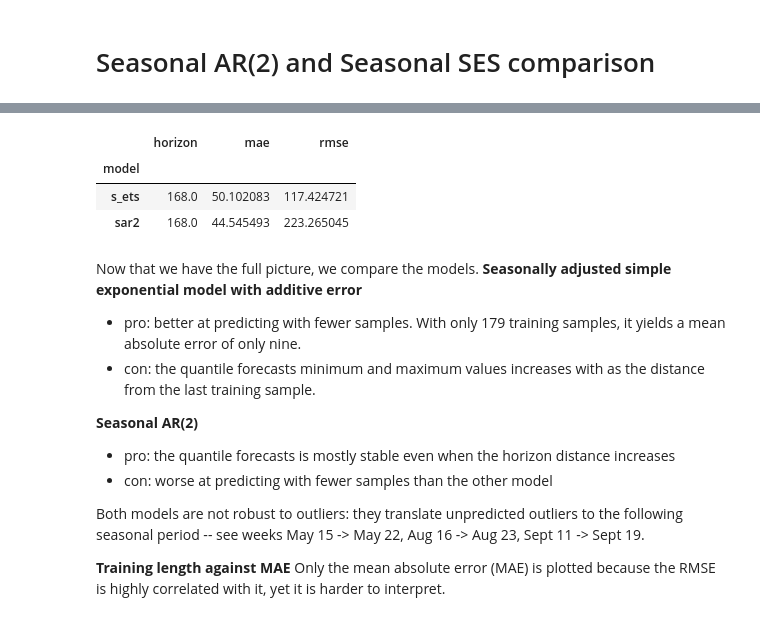
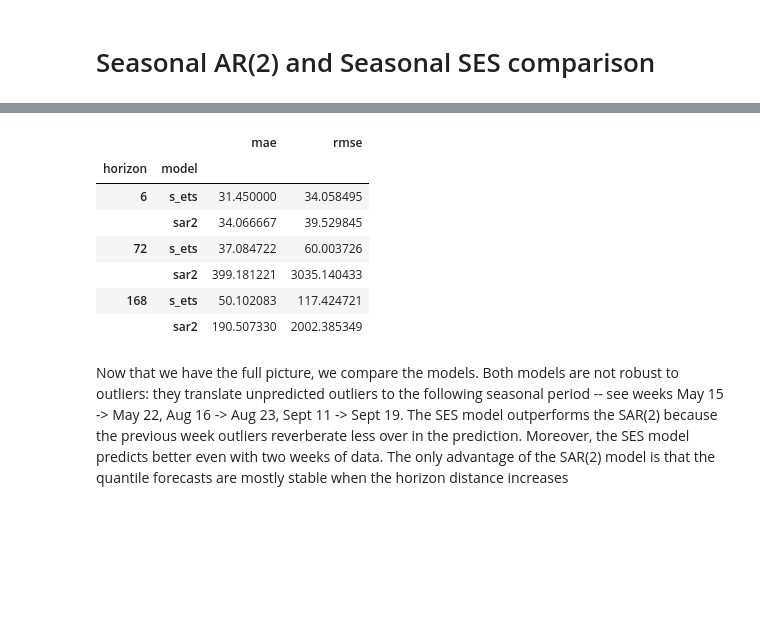
Before and after one commit to Yourne/garage-demand-forecasts, a Jupyter notebook: demand-modeling.ipynb, the cells around one changed output, grey strips where cells are left out. Cells and saved outputs as stored; diff of their text form; code cells hidden in the pictures; blank space fills up the shorter version.

```diff
--- a/demand-modeling.ipynb
+++ b/demand-modeling.ipynb
@@ -533,7 +482,7 @@ Looking at the model parameters, the drift is almost zero, and the P-value is ov
 def sar2_forecast(z: pd.Series, h: int, alpha:float):
     season = 24 * 7
     x = z - z.shift(periods=season)
-    model = tsa.SARIMAX(x, order=(2, 0, 0), trend='c', enforce_stationarity=False).fit(disp=False)
+    model = tsa.SARIMAX(x, order=(2, 0, 0), trend='c').fit(disp=False)
     if model.mle_retvals['converged'] == False:
         print(f"model did't converge")
         print(model.summary())
@@ -547,3 +496,5 @@ def sar2_forecast(z: pd.Series, h: int, alpha:float):
     return preds
 
 sar2_week_result_df = evaluate_forecast_model(sar2_forecast, cars.cars, horizon=24 * 7, split_n=SPLIT_N, alpha=ALPHA)
+sar2_3d_result_df = evaluate_forecast_model(sar2_forecast, cars.cars, horizon=24 * 3, split_n=SPLIT_N, alpha=ALPHA)
+sar2_6h_result_df = evaluate_forecast_model(sar2_forecast, cars.cars, horizon=6, split_n=SPLIT_N, alpha=ALPHA)
@@ -570,24 +501,3 @@ Even the intercept failed with a smaller training set. Let's remove also that on
-# %%
-# AR(2)
-def sar2_forecast(z: pd.Series, h: int, alpha:float):
-    season = 24 * 7
-    x = z - z.shift(periods=season)
-    model = tsa.SARIMAX(x, order=(2, 0, 0), enforce_stationarity=False).fit(disp=False)
-    if model.mle_retvals['converged'] == False:
-        print(f"model did't converge")
-        print(model.summary())
-        pprint(model.mle_retvals)
-        raise ConvergenceError
-    mean = model.get_forecast(h).predicted_mean \
-        .add(z.tail(season).head(h).values)
-    pred_int_df = model.get_forecast(h).conf_int(alpha) \
-        .add(z.tail(season).head(h).values.reshape(-1, 1))
-    preds = pd.concat([mean, pred_int_df], axis=1)
-    return preds
-
-sar2_week_result_df = evaluate_forecast_model(sar2_forecast, cars.cars, horizon=24 * 7, split_n=SPLIT_N, alpha=ALPHA)
-sar2_3d_result_df = evaluate_forecast_model(sar2_forecast, cars.cars, horizon=24 * 3, split_n=SPLIT_N, alpha=ALPHA)
-sar2_6h_result_df = evaluate_forecast_model(sar2_forecast, cars.cars, horizon=6, split_n=SPLIT_N, alpha=ALPHA)
 # %%
 title="Seasonal AR(2) for different horizon and increasing training set size"
 ax = pd.DataFrame({
@@ -756,7 +673,7 @@ SPLIT_N = 20
 ALPHA = 0.2
 s_ets_week_result_df = evaluate_forecast_model(s_ets_forecast, cars.cars, horizon=24 * 7, split_n=SPLIT_N, alpha=ALPHA)
 s_ets_3d_result_df = evaluate_forecast_model(s_ets_forecast, cars.cars, horizon=24 * 3, split_n=SPLIT_N, alpha=ALPHA)
-s_ets_3d_result_df = evaluate_forecast_model(s_ets_forecast, cars.cars, horizon=6, split_n=SPLIT_N, alpha=ALPHA)
+s_ets_6h_result_df = evaluate_forecast_model(s_ets_forecast, cars.cars, horizon=6, split_n=SPLIT_N, alpha=ALPHA)
 # %% [markdown]
 # Seasonal AR(2) and Seasonal SES comparison
 # %%
@@ -815,25 +732,20 @@ for i in range(nrows):
 ... (8 outputs left out)
 # %%
-pd.concat([sar2_week_result_df, s_ets_week_result_df]) \
+pd.concat([sar2_week_result_df, s_ets_week_result_df, sar2_3d_result_df, s_ets_3d_result_df, sar2_6h_result_df, s_ets_6h_result_df]) \
     .drop(columns=["predicted_mean", "lower", "upper", "train_sr_len", "alpha"]) \
-    .groupby("model").mean().sort_values("rmse")
+    .groupby(["horizon", "model", ]).mean()
 # %% [output]
-|  | horizon | mae | rmse |
-| model |  |  |  |
-| s_ets | 168.0 | 50.102083 | 117.424721 |
-| sar2 | 168.0 | 44.545493 | 223.265045 |
+|  |  | mae | rmse |
+| horizon | model |  |  |
+| 6 | s_ets | 31.450000 | 34.058495 |
+|  | sar2 | 34.066667 | 39.529845 |
+| 72 | s_ets | 37.084722 | 60.003726 |
+|  | sar2 | 399.181221 | 3035.140433 |
+| 168 | s_ets | 50.102083 | 117.424721 |
+|  | sar2 | 190.507330 | 2002.385349 |
 # %% [markdown]
 Now that we have the full picture, we compare the models.
-**Seasonally adjusted simple exponential model with additive error**
-* pro: better at predicting with fewer samples. With only 179 training samples, it yields a mean absolute error of only nine.
-* con: the quantile forecasts minimum and maximum values increases with as the distance from the last training sample.
-
-**Seasonal AR(2)**
-* pro: the quantile forecasts is mostly stable even when the horizon distance increases
-* con: worse at predicting with fewer samples than the other model
-
 Both models are not robust to outliers: they translate unpredicted outliers to the following seasonal period  -- see weeks May 15 -> May 22, Aug 16 -> Aug 23, Sept 11 -> Sept 19.
-
-**Training length against MAE**
-Only the mean absolute error (MAE) is plotted because the RMSE is highly correlated with it, yet it is harder to interpret.
+The SES model outperforms the SAR(2) because the previous week outliers reverberate less over in the prediction.
+Moreover, the SES model predicts better even with two weeks of data. The only advantage of the SAR(2) model is that the quantile forecasts are mostly stable when the horizon distance increases
 # %%
```
Also changed, not shown: parts of 35 cells of this notebook, 3 other files.
